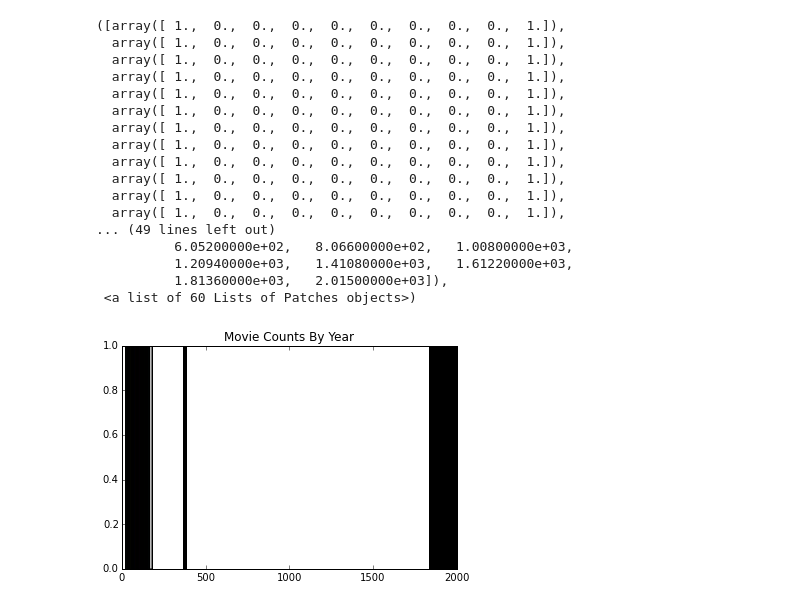
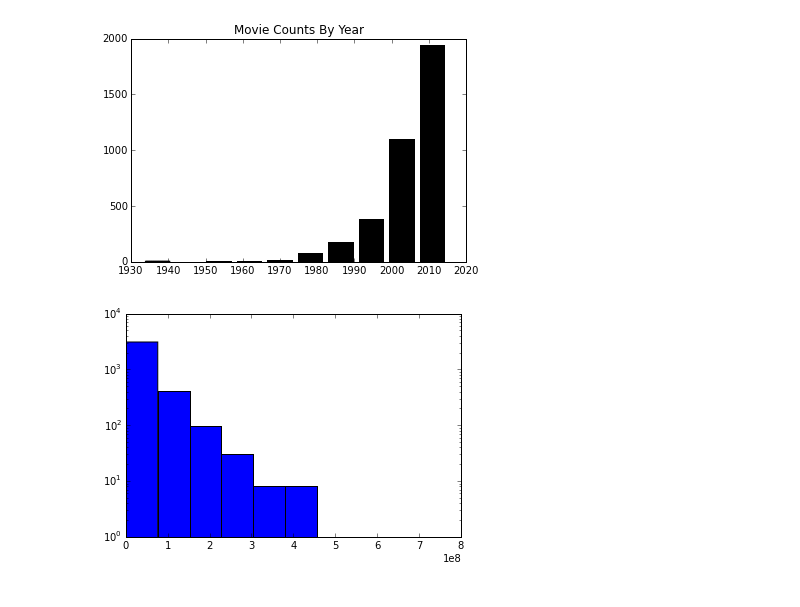
Before and after one commit to yuriyvar/Lions, a Jupyter notebook: project_1/Day2_Notebook.ipynb, the cells around one changed output. Drawn from its saved outputs; the diff is of its cells as text; code cells hidden in the pictures.

```diff
--- a/project_1/Day2_Notebook.ipynb
+++ b/project_1/Day2_Notebook.ipynb
@@ -29,26 +31,19 @@ myyearcountlist=[]
 for ayear in uniqueyearset:
     myyeardict[ayear]=mycounter[ayear]
     mytuple=(ayear,mycounter[ayear])
-    myyearcountlist.append(mytuple)
+    myyearcountlist.append(yearlist)
 # %%
 plt.title("Movie Counts By Year")
-plt.hist(myyearcountlist)
+nooutput=plt.hist(myyearcountlist)
 # %% [output]
-([array([ 1.,  0.,  0.,  0.,  0.,  0.,  0.,  0.,  0.,  1.]),
-  array([ 1.,  0.,  0.,  0.,  0.,  0.,  0.,  0.,  0.,  1.]),
-  array([ 1.,  0.,  0.,  0.,  0.,  0.,  0.,  0.,  0.,  1.]),
-  array([ 1.,  0.,  0.,  0.,  0.,  0.,  0.,  0.,  0.,  1.]),
-  array([ 1.,  0.,  0.,  0.,  0.,  0.,  0.,  0.,  0.,  1.]),
-  array([ 1.,  0.,  0.,  0.,  0.,  0.,  0.,  0.,  0.,  1.]),
-  array([ 1.,  0.,  0.,  0.,  0.,  0.,  0.,  0.,  0.,  1.]),
-  array([ 1.,  0.,  0.,  0.,  0.,  0.,  0.,  0.,  0.,  1.]),
-  array([ 1.,  0.,  0.,  0.,  0.,  0.,  0.,  0.,  0.,  1.]),
-  array([ 1.,  0.,  0.,  0.,  0.,  0.,  0.,  0.,  0.,  1.]),
-  array([ 1.,  0.,  0.,  0.,  0.,  0.,  0.,  0.,  0.,  1.]),
-  array([ 1.,  0.,  0.,  0.,  0.,  0.,  0.,  0.,  0.,  1.]),
-... (49 lines left out)
-          6.05200000e+02,   8.06600000e+02,   1.00800000e+03,
-          1.20940000e+03,   1.41080000e+03,   1.61220000e+03,
-          1.81360000e+03,   2.01500000e+03]),
- <a list of 60 Lists of Patches objects>)
-[figure, old version]
+[figure, new version]
+# %%
+grosslist=[]
+for amovie in movielist:
+    agross=str(amovie["domestic_gross"])
+    if ( agross<>"None"):
+        grosslist.append(int(agross))
+nooutput=plt.yscale('log')
+nooutput=plt.hist(grosslist)
+# %% [output]
+[figure, added]
```
Also changed, not shown: parts of 11 cells of this notebook.
